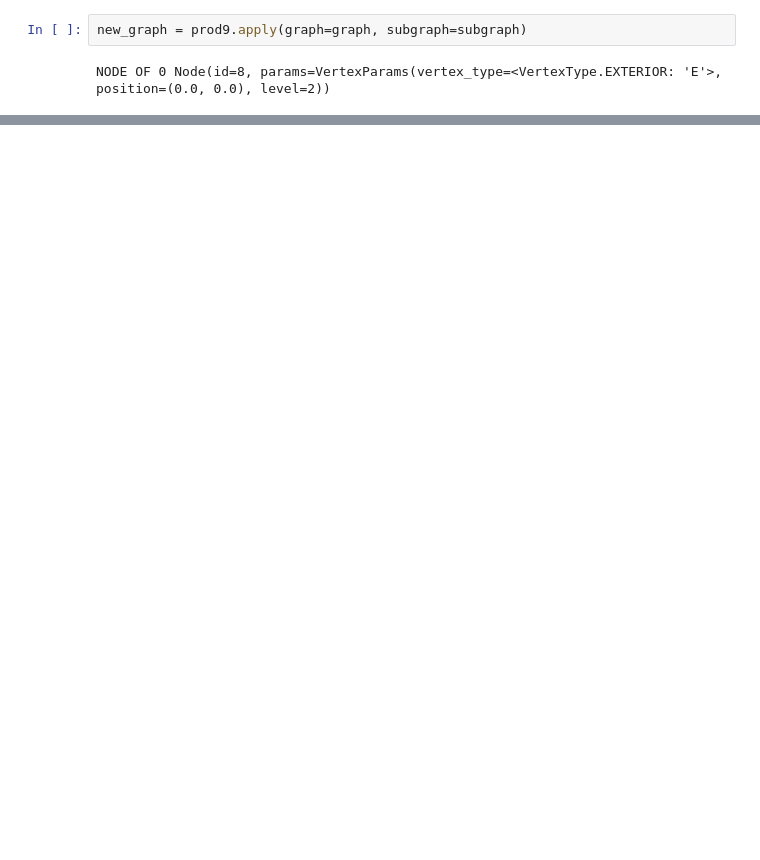
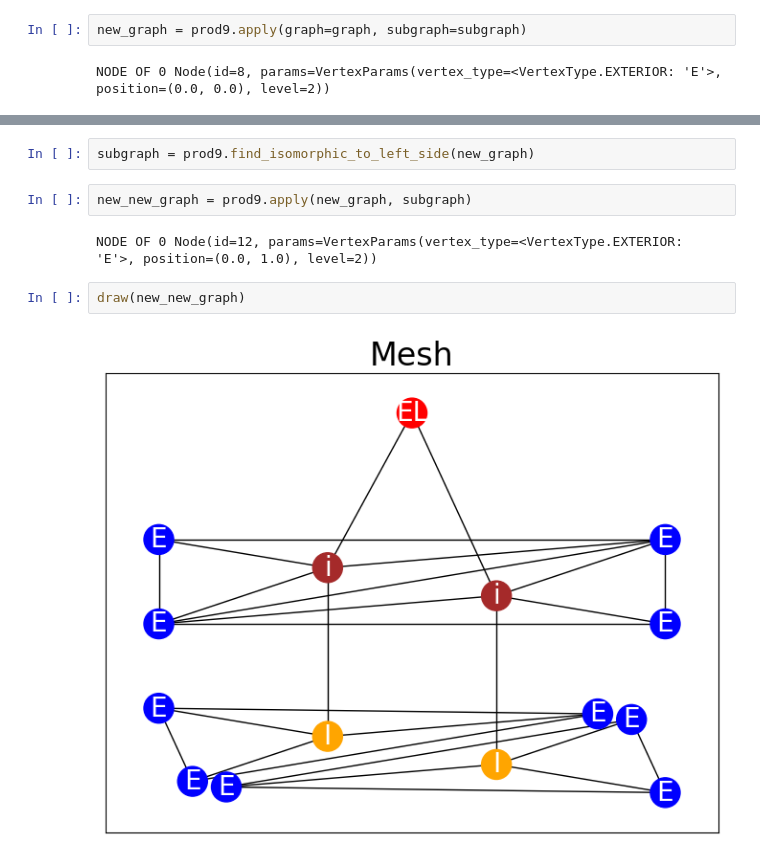
Before and after one commit to GGProjectWed1820/GGProject, a Jupyter notebook: examples/prod9.ipynb, the cells around one changed output, grey strips where cells are left out. Drawn from its saved outputs; the diff is of its cells as text; blank space fills up the shorter version.

Commit message:
Added prod 9 tests and updated ipynb

```diff
--- a/examples/prod9.ipynb
+++ b/examples/prod9.ipynb
@@ -76,0 +77,10 @@ draw(new_graph, figsize=(3, 3))
+# %%
+subgraph = prod9.find_isomorphic_to_left_side(new_graph)
+# %%
+new_new_graph = prod9.apply(new_graph, subgraph)
+# %% [output]
+NODE OF 0 Node(id=12, params=VertexParams(vertex_type=<VertexType.EXTERIOR: 'E'>, position=(0.0, 1.0), level=2))
+# %%
+draw(new_new_graph)
+# %% [output]
+[figure, added]
```
Also changed, not shown: parts of 3 cells of this notebook, 2 other files.
